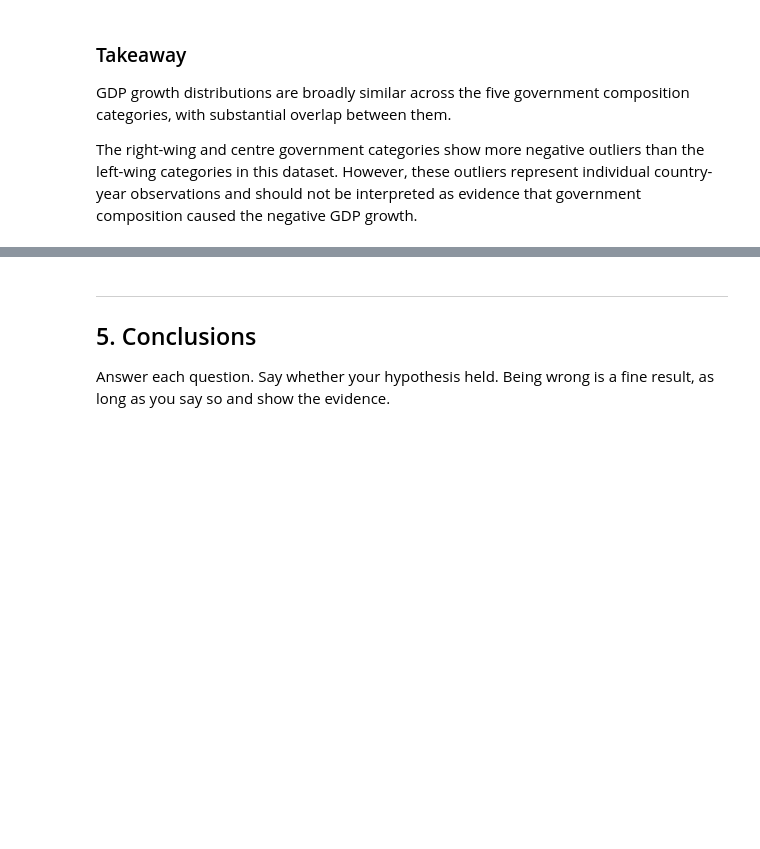
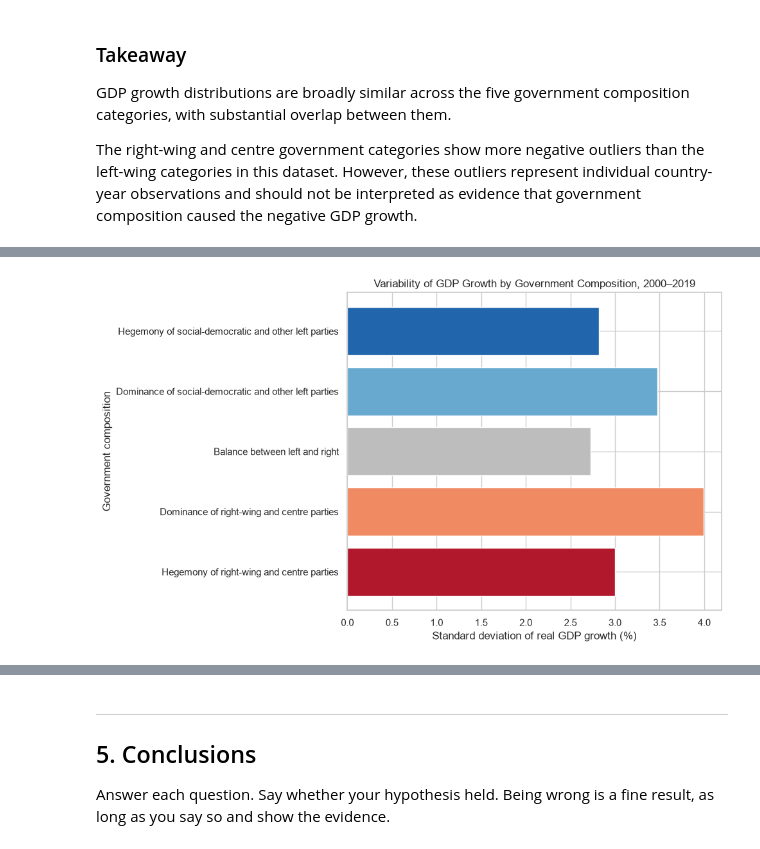
Before and after one commit to rekha-cyber/rekha_branch, a Jupyter notebook: notebooks/03_hypothesis_and_visualization.ipynb, the cells around one changed output, grey strips where cells are left out. Cells and saved outputs as stored; diff of their text form; code cells hidden in the pictures; blank space fills up the shorter version.

```diff
--- a/notebooks/03_hypothesis_and_visualization.ipynb
+++ b/notebooks/03_hypothesis_and_visualization.ipynb
@@ -502,0 +739,24 @@ as evidence that government composition caused the negative GDP growth.
+# %%
+stability_query = """
+SELECT
+    cy.government_type_id,
+    gt.government_type,
+    cy.gdp_growth
+FROM country_year AS cy
+INNER JOIN government_types AS gt
+    ON cy.government_type_id = gt.government_type_id
+ORDER BY cy.government_type_id;
+"""
+
+# stability_data = pd.read_sql(stability_query, connection)
+
+stability_data = run_query(stability_query)
+# %%
+gdp_stability = (
+    stability_data
+    .groupby(["government_type_id", "government_type"])["gdp_growth"]
+    .agg(["mean", "std", "count"])
+    .reset_index()
+)
+
+gdp_stability
@@ -502,0 +770,17 @@ as evidence that government composition caused the negative GDP growth.
+# %%
+plt.figure(figsize=(10, 6))
+
+plt.barh(
+    gdp_stability["government_type"],
+    gdp_stability["std"],
+    color=colors
+)
+
+plt.xlabel("Standard deviation of real GDP growth (%)")
+plt.ylabel("Government composition")
+plt.title("Variability of GDP Growth by Government Composition, 2000–2019")
+
+plt.tight_layout()
+plt.show()
+# %% [output]
+[figure, added]
```
Also changed, not shown: parts of 27 cells of this notebook, 2 other files.
